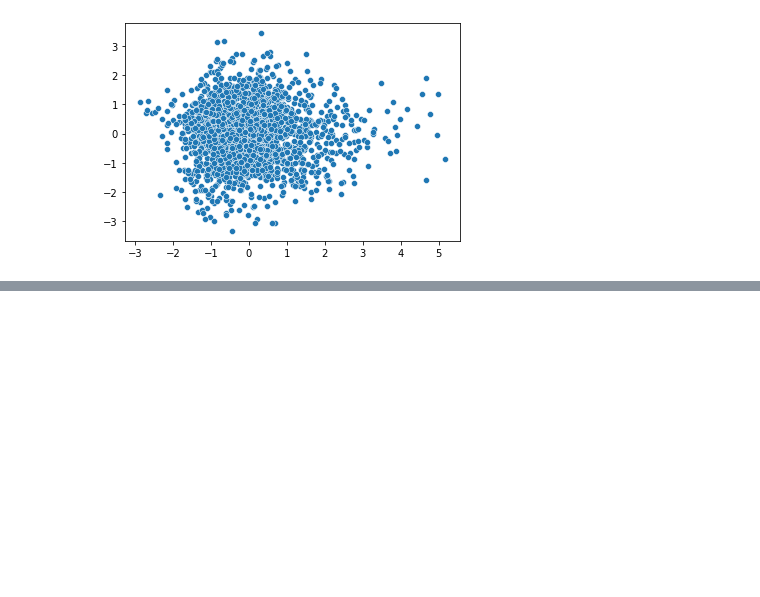
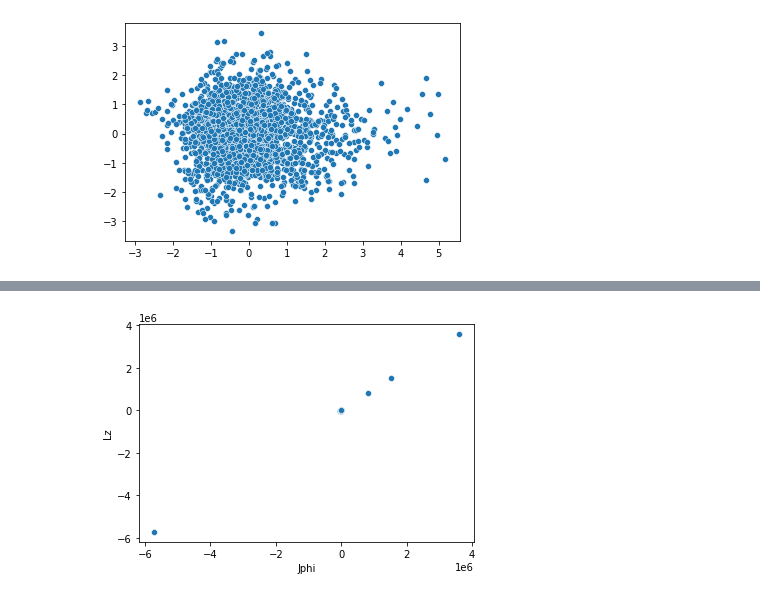
Before and after one commit to michaelyhuang23/Gaia3DR-explore, a Jupyter notebook: data_explore.ipynb, the cells around one changed output, grey strips where cells are left out. Cells and saved outputs as stored; diff of their text form; code cells hidden in the pictures; blank space fills up the shorter version.

```diff
--- a/data_explore.ipynb
+++ b/data_explore.ipynb
@@ -90,0 +129,4 @@ sns.scatterplot(x=pca_vals[:, 0], y=pca_vals[:, 1])
+# %%
+plot = sns.scatterplot(data=df_trim, x='Jphi', y='Lz')
+# %% [output]
+[figure, added]
```
Also changed, not shown: parts of 18 cells of this notebook, 6 other files.
